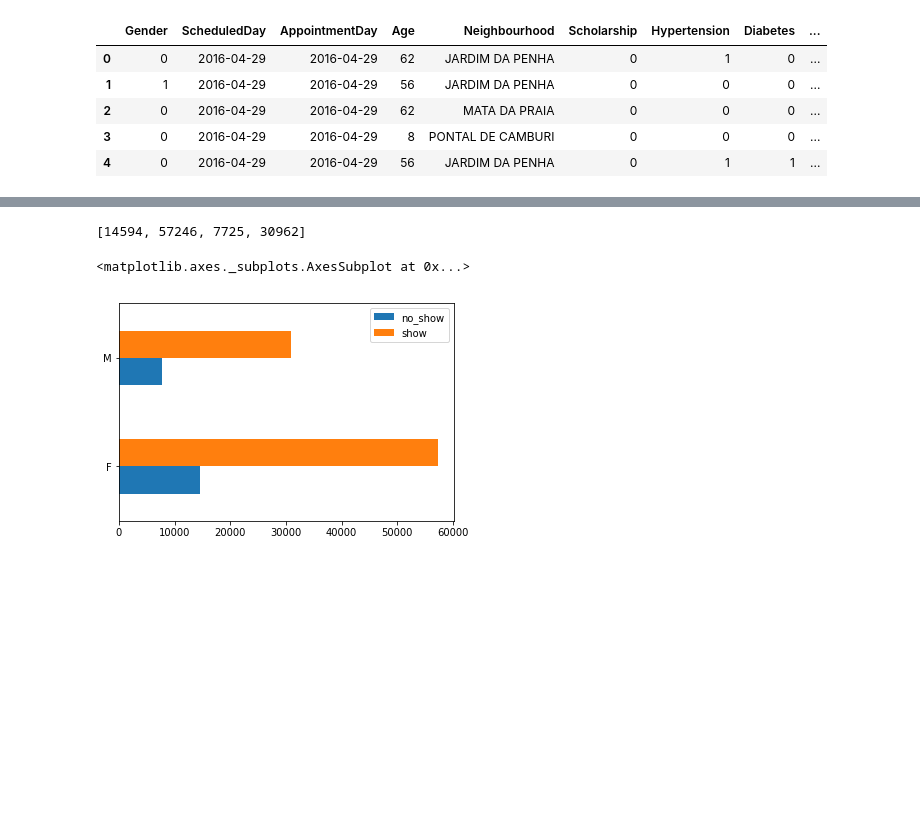
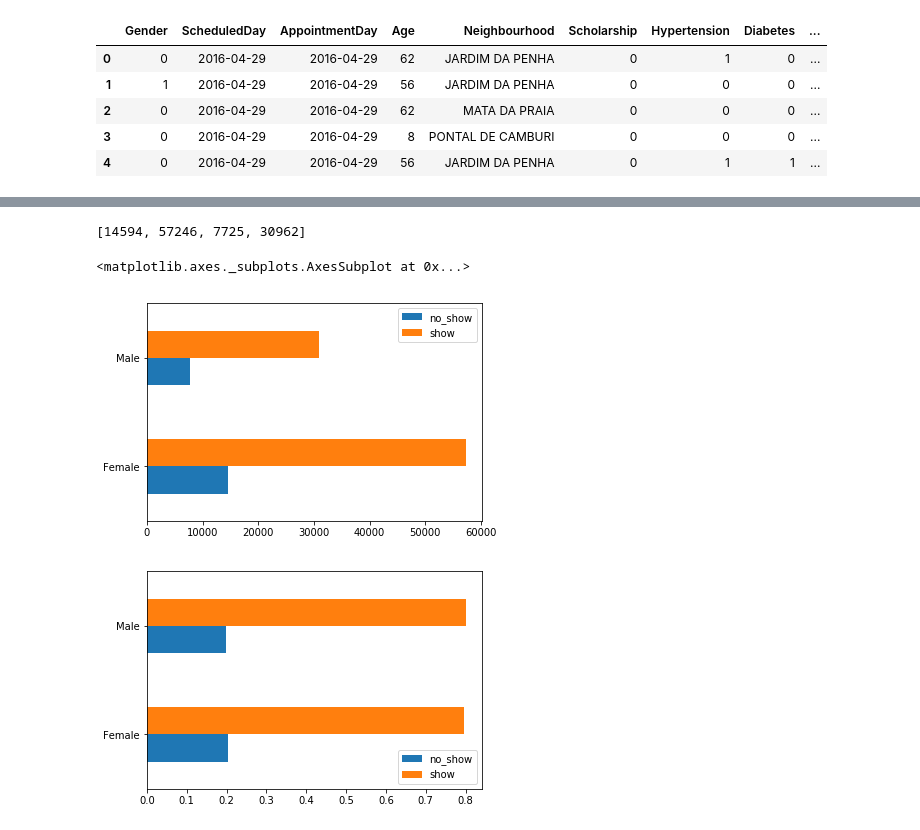
Before and after one commit to silicon-valley-gods-eye/Medical-Appointment-No-Shows, a Jupyter notebook: main.ipynb, the cells around one changed output, grey strips where cells are left out. Cells and saved outputs as stored; diff of their text form; code cells hidden in the pictures; blank space fills up the shorter version.

Commit message:
add ratio bar graph

```diff
--- a/main.ipynb
+++ b/main.ipynb
@@ -81,25 +92,36 @@ sms_df.plot(kind='barh')
 # %%
 gender = df['Gender'].tolist()
 noshow = df['NoShow'].tolist()
 
 gender_noshow_list = []
 for i in range(len(df)):
     gender_noshow_list.append((gender[i], noshow[i]))
 np.array(gender_noshow_list)
 
 female_noshow = gender_noshow_list.count((0,1))
 female_show = gender_noshow_list.count((0,0))
 male_noshow = gender_noshow_list.count((1,1))
 male_show = gender_noshow_list.count((1,0))
 print([female_noshow, female_show, male_noshow, male_show])
 
 gender_df = pd.DataFrame({'no_show':[female_noshow, male_noshow], 'show':[female_show, male_show]},
-                      index=['F', 'M'])
+                      index=['Female', 'Male'])
 gender_df.plot(kind='barh')
+
+# 비율로 구하기
+female_noshow_r = female_noshow / (female_noshow + female_show)
+female_show_r = female_show / (female_noshow + female_show)
+male_noshow_r = male_noshow / (male_noshow + male_show)
+male_show_r = male_show / (male_noshow + male_show)
+
+gender_df = pd.DataFrame({'no_show':[female_noshow_r, male_noshow_r], 'show':[female_show_r, male_show_r]},
+                      index=['Female', 'Male'])
+gender_df.plot(kind='barh')
 # %% [output]
 [14594, 57246, 7725, 30962]
 <matplotlib.axes._subplots.AxesSubplot at 0x...>
-[figure, old version]
+[figure, new version]
+[figure, added]
 # %%
 hypertension = df['Hypertension'].tolist()
 noshow = df['NoShow'].tolist()
```
Also changed, not shown: parts of 4 cells of this notebook.
